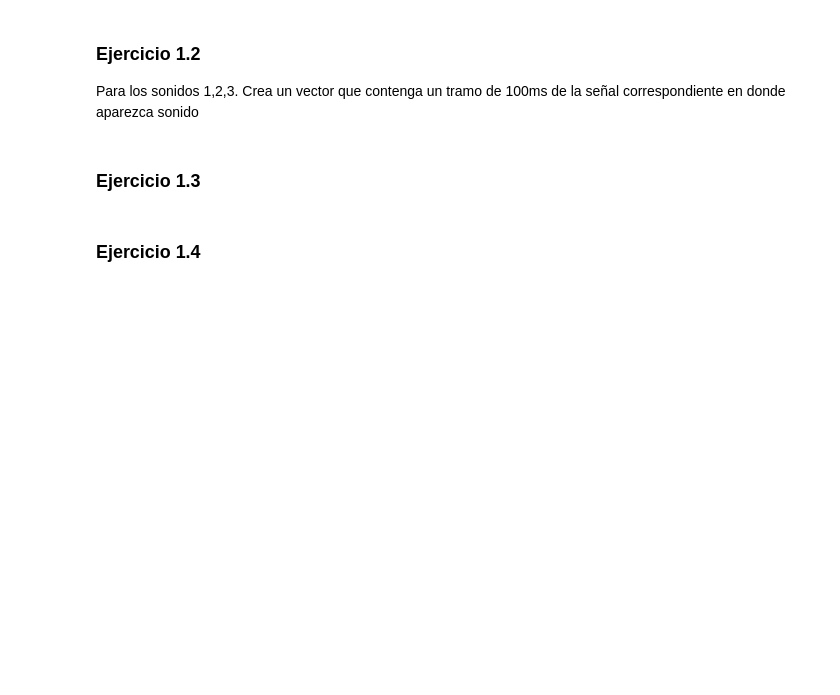
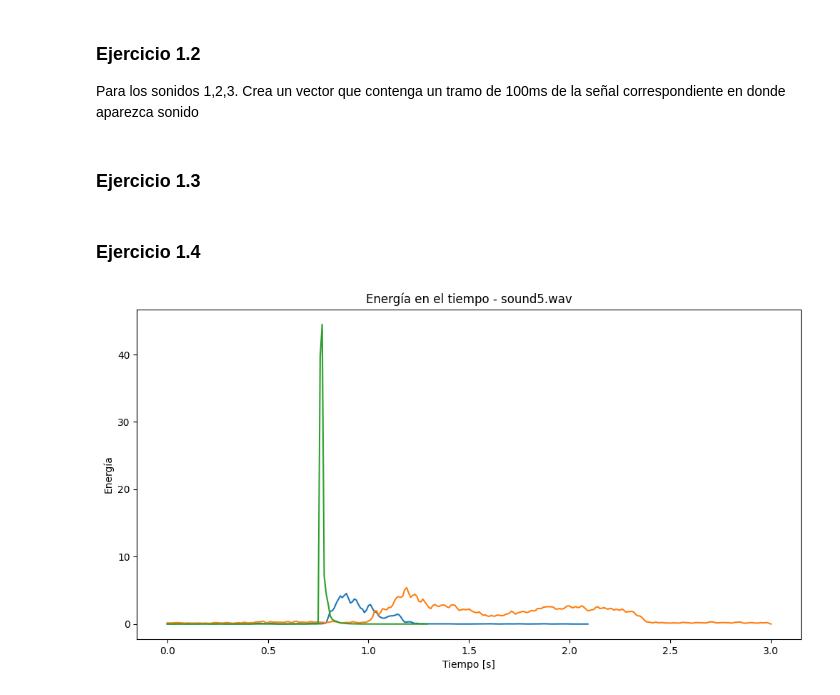
Before and after one commit to oscarjibou/University_projects, a Jupyter notebook: TDS/P1/main.ipynb, the cells around one changed output. Saved outputs shown, nothing was run; the diff lists cells and outputs as text; code cells hidden in the pictures; blank space fills up the shorter version.

```diff
--- a/TDS/P1/main.ipynb
+++ b/TDS/P1/main.ipynb
@@ -223,0 +165,38 @@ for archivo_wav in audios.values():
+# %%
+tres_nuevos_audios = {
+    'archivo_wav1': 'sound1.wav',
+    'archivo_wav4': 'sound4.wav',
+    'archivo_wav5': 'sound5.wav'
+}
+
+plt.figure(figsize=(12, 6))
+
+for archivo_wav in tres_nuevos_audios.values():
+
+    frecuencia_muestreo, datos = wavfile.read(archivo_wav)
+
+    datos = datos / (2.**15) # normalizar los datos a -1 a 1
+
+    L_frame = int(0.02 * frecuencia_muestreo)
+    overlap = int(L_frame * 0.5)
+
+    #print(f"El vector tiene de {archivo_wav} tiene {len(datos)//(L_frame-overlap)} componentes")
+
+    energia = []
+
+    for i in range(len(datos)//(L_frame-overlap)):
+        start = i * (L_frame - overlap)
+        end = start + L_frame
+        frame = datos[start:end]
+        energia.append(np.sum(frame**2))
+
+    tiempo = np.arange(len(energia)) * (L_frame - overlap) / frecuencia_muestreo
+
+    plt.plot(tiempo, energia)
+
+plt.title('Energía en el tiempo - {}'.format(archivo_wav))
+plt.xlabel('Tiempo [s]')
+plt.ylabel('Energía')
+plt.show()
+# %% [output]
+[figure, added]
```
Also changed, not shown: parts of 2 cells of this notebook.
